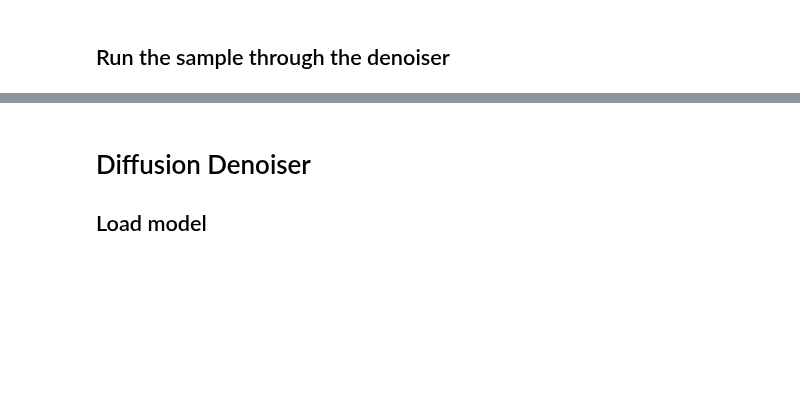
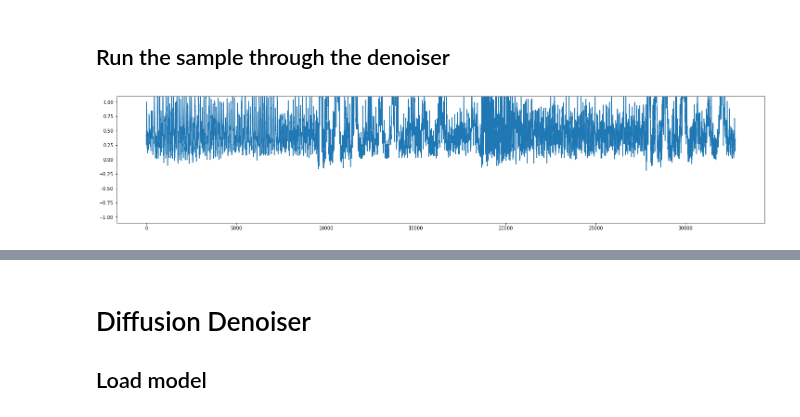
Before and after one commit to VovaTch/Infected_hdiff, a Jupyter notebook: test_lvl1_vqvae.ipynb, the cells around one changed output, grey strips where cells are left out. Drawn from its saved outputs; the diff is of its cells as text; code cells hidden in the pictures; blank space fills up the shorter version.

```diff
--- a/test_lvl1_vqvae.ipynb
+++ b/test_lvl1_vqvae.ipynb
@@ -120,6 +153,6 @@ cfg_path = 'config/denoiser_config.yaml'
 with open(cfg_path, 'r') as f:
     cfg_dict = yaml.safe_load(f)
 cfg_den = {**cfg_dict['model'], **cfg_dict['learning']}
-denoiser = WaveUNet_Denoiser(**cfg_den)
-denoiser = denoiser.load_from_checkpoint(weights_path, **cfg_den, strict=False).to(device=device)
+denoiser = WaveUNet_Denoiser(**cfg_den).to(device=device)
+# denoiser = denoiser.load_from_checkpoint(weights_path, **cfg_den, strict=False).to(device=device)
 denoiser.eval()
@@ -126,10 +177,12 @@ denoiser.eval()
 # %% [markdown]
 ## Run the sample through the denoiser
 # %%
-music_sample_den = denoiser(music_sample_rec.unsqueeze(0))['output'].squeeze(0)
+music_sample_den = denoiser(music_sample.unsqueeze(0))['output'].squeeze(0)
 plt.figure(figsize=(25, 5))
 plt.plot(music_sample_den[0, ...].cpu().detach().numpy())
 plt.ylim((-1.1, 1.1))
 plt.show()
 torchaudio.save('sample_out.mp3', music_sample_den.cpu().detach(), 44100, format='mp3')
 IPython.display.Audio(filename="sample_out.mp3")
+# %% [output]
+[figure, added]
```
Also changed, not shown: parts of 13 cells of this notebook, 5 other files.
